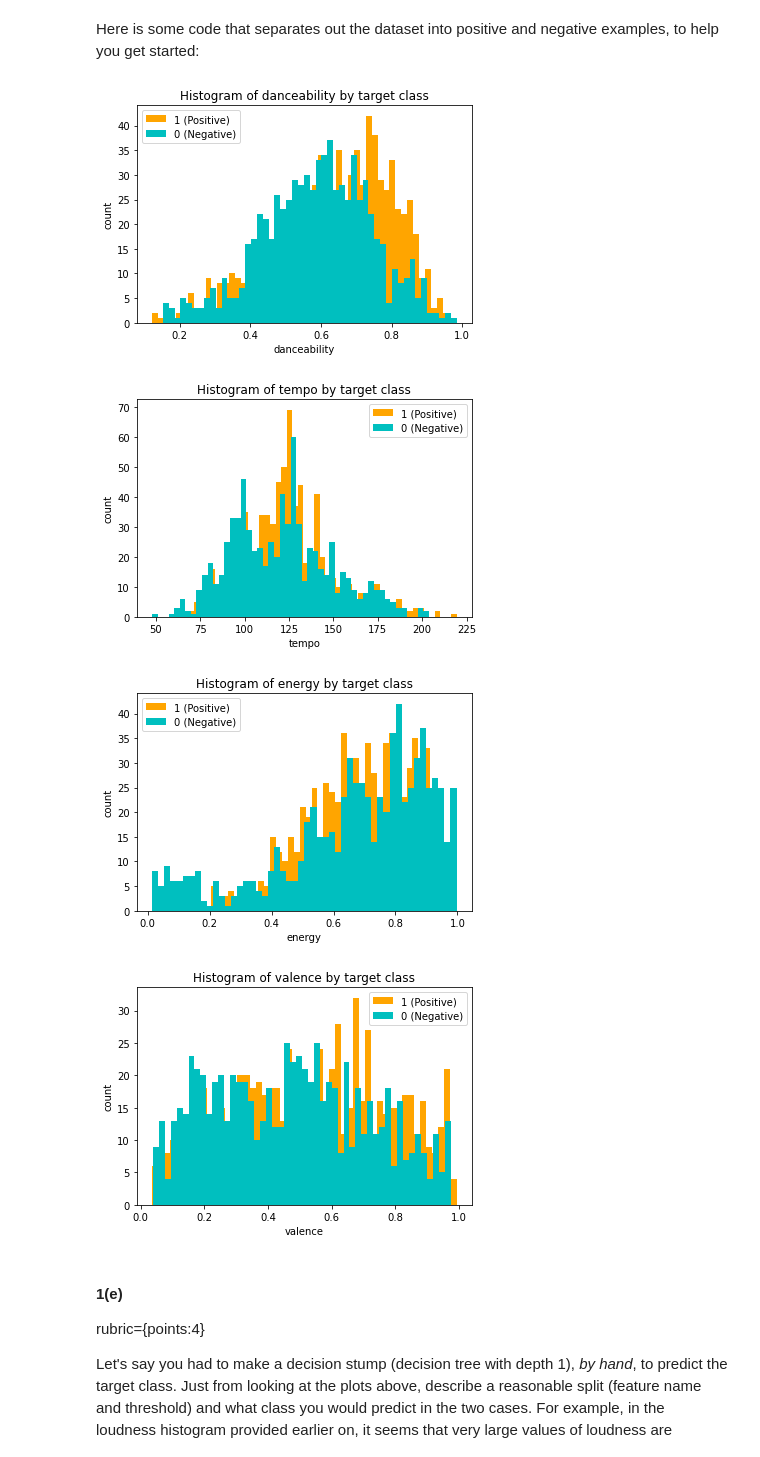
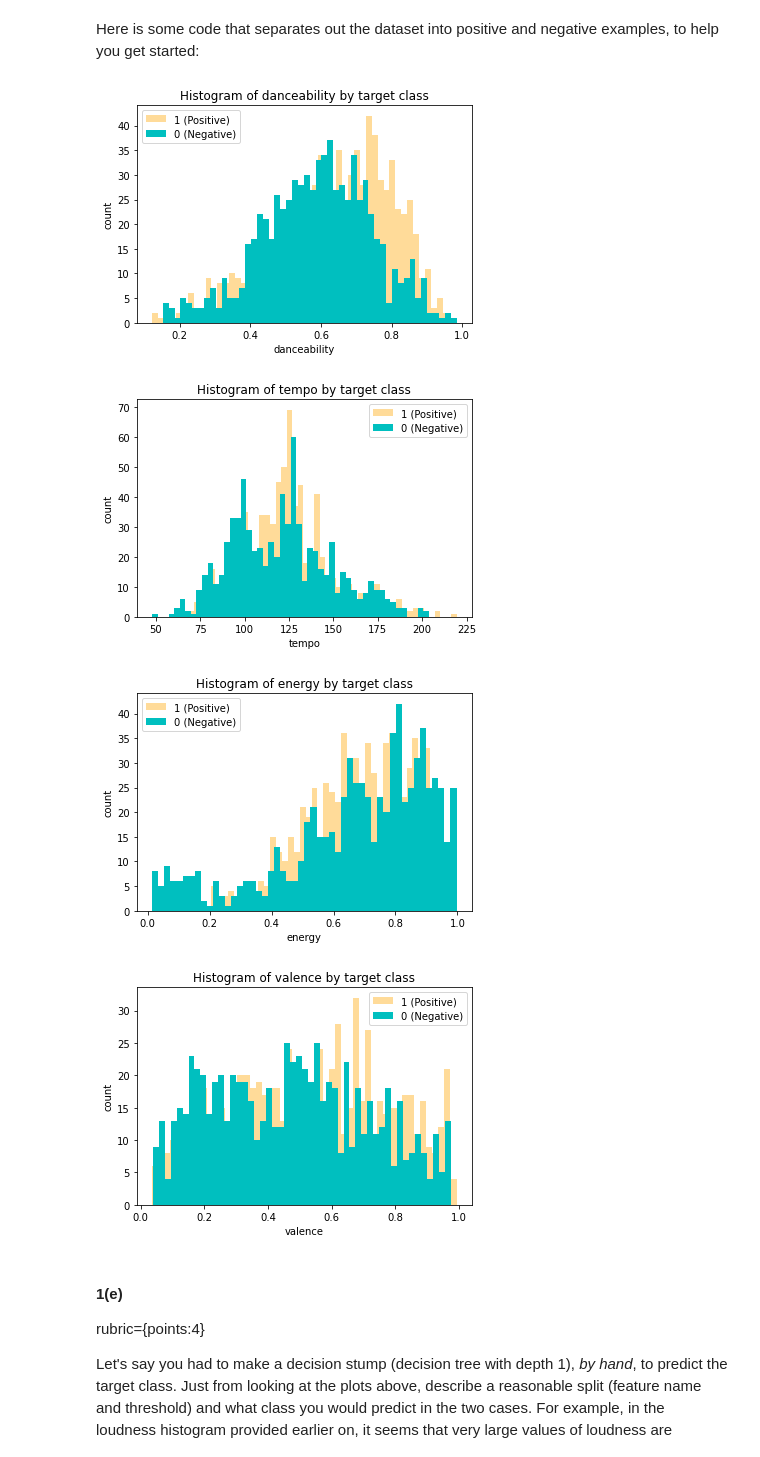
Before and after one commit to tonyliang19/cpsc330-2022s, a Jupyter notebook: hw/hw2/hw2.ipynb, the cells around one changed output. Cells and saved outputs as stored; diff of their text form; code cells hidden in the pictures.

```diff
--- a/hw/hw2/hw2.ipynb
+++ b/hw/hw2/hw2.ipynb
@@ -111,20 +109,20 @@ positive_examples = df_train.query("target == 1")
 # %%
 # you could add "loudness" to test and compare to fig provided
 for col in ["danceability", "tempo", "energy", "valence"]:
     plt.hist(positive_examples[[col]], bins=50, color="orange",
-             label="1 (Positive)")
+             label="1 (Positive)", alpha = 0.4)
     plt.hist(negative_examples[[col]], bins=50, color="c",
              label="0 (Negative)")
     plt.xlabel(col)
     plt.ylabel("count")
     plt.title("Histogram of " + col + " by target class")
     plt.legend()
     plt.show()
 # %% [output]
-[figure, old version]
+[figure, new version]
-[figure, old version]
+[figure, new version]
-[figure, old version]
+[figure, new version]
-[figure, old version]
+[figure, new version]
 # %% [markdown]
 #### 1(e)
 rubric={points:4}
```
Also changed, not shown: parts of 22 cells of this notebook, 1 other file.
